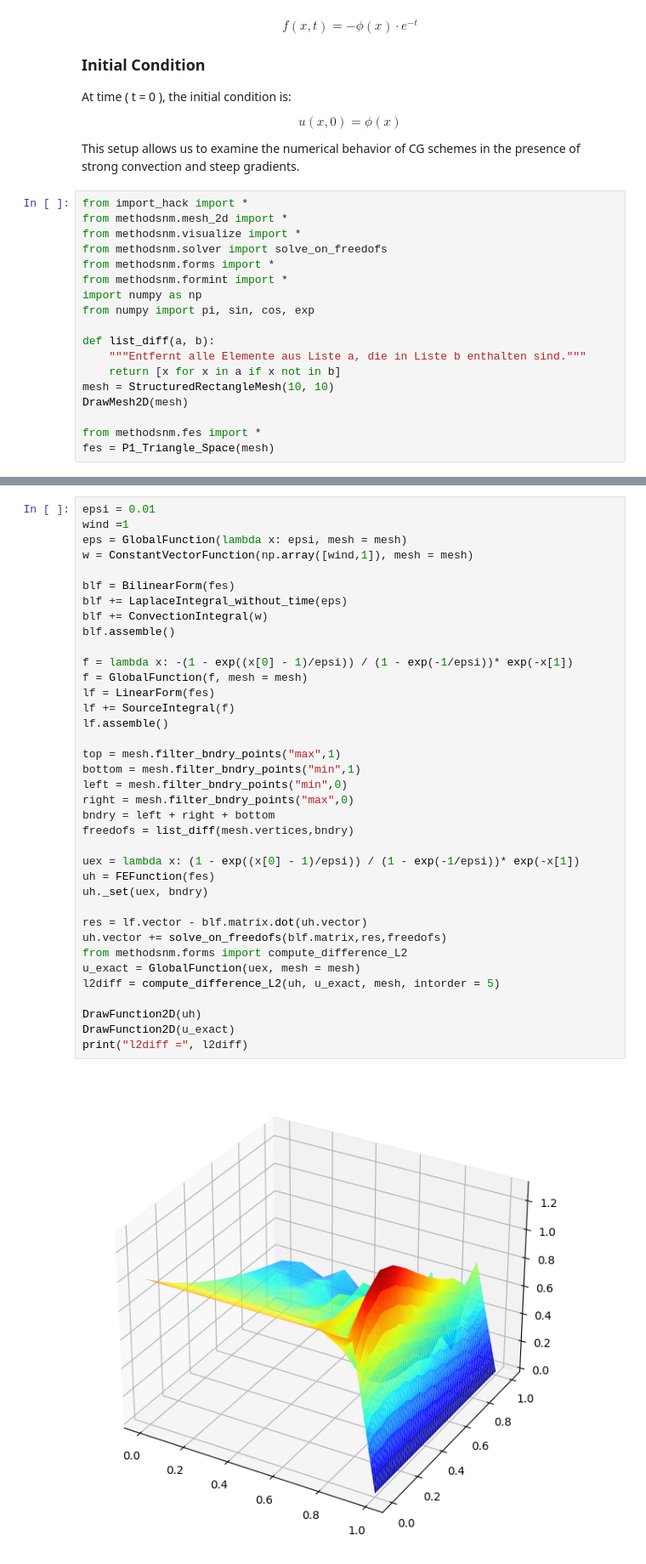
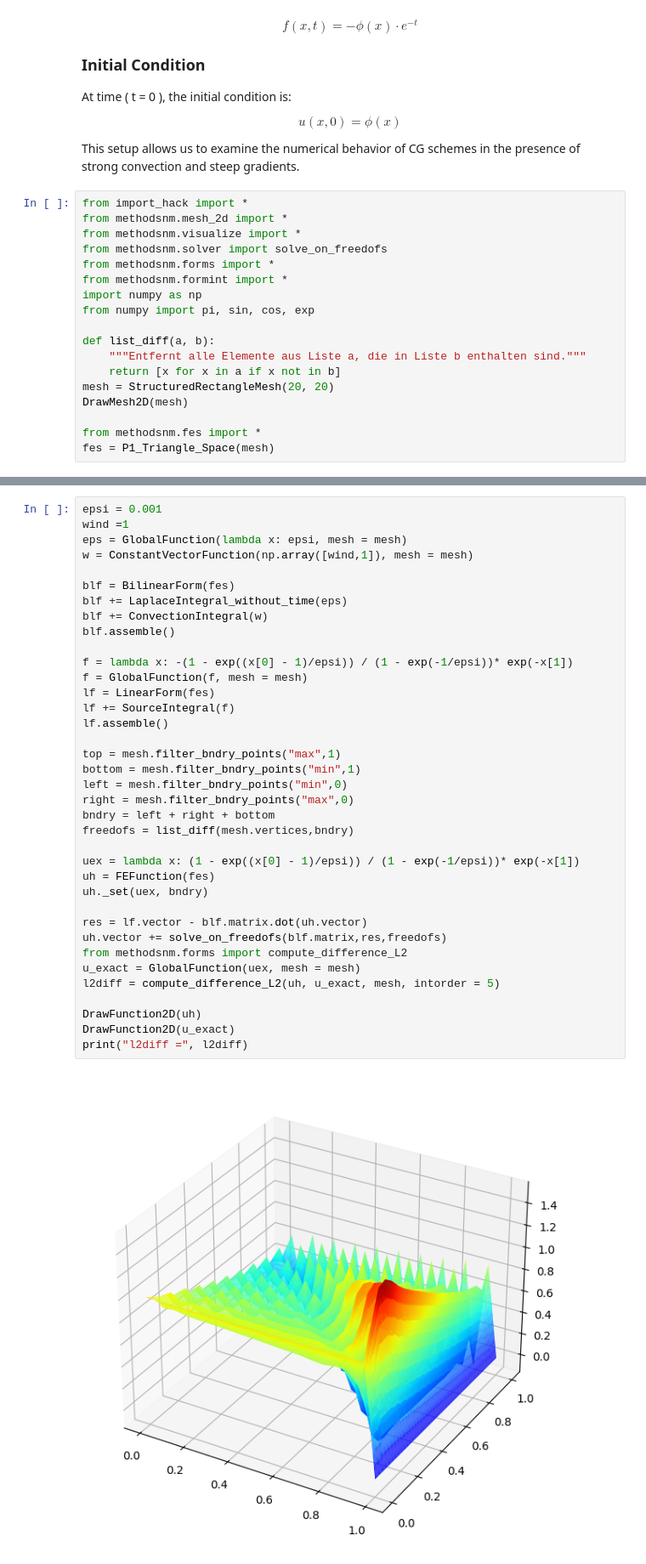
Before and after one commit to ilyagutkin/Bachelorarbeit-Rechenpraktikum-ilyagutkin, a Jupyter notebook: demos/con-dominated-problem-case_2d.ipynb, the cells around one changed output, grey strips where cells are left out. Shown at 85% size. Drawn from its saved outputs; the diff is of its cells as text.

```diff
--- a/demos/con-dominated-problem-case_2d.ipynb
+++ b/demos/con-dominated-problem-case_2d.ipynb
@@ -68,7 +68,7 @@ from numpy import pi, sin, cos, exp
 def list_diff(a, b):
     """Entfernt alle Elemente aus Liste a, die in Liste b enthalten sind."""
     return [x for x in a if x not in b]
-mesh = StructuredRectangleMesh(10, 10)
+mesh = StructuredRectangleMesh(20, 20)
 DrawMesh2D(mesh)
 
 from methodsnm.fes import *
@@ -78,5 +78,5 @@ fes = P1_Triangle_Space(mesh)
 # %%
-epsi = 0.01
+epsi = 0.001
 wind =1
 eps = GlobalFunction(lambda x: epsi, mesh = mesh)
 w = ConstantVectorFunction(np.array([wind,1]), mesh = mesh)
@@ -86,31 +86,31 @@ blf += LaplaceIntegral_without_time(eps)
 blf += ConvectionIntegral(w)
 blf.assemble()
 
 f = lambda x: -(1 - exp((x[0] - 1)/epsi)) / (1 - exp(-1/epsi))* exp(-x[1])
 f = GlobalFunction(f, mesh = mesh)
 lf = LinearForm(fes)
 lf += SourceIntegral(f)
 lf.assemble()
 
 top = mesh.filter_bndry_points("max",1)
 bottom = mesh.filter_bndry_points("min",1)
 left = mesh.filter_bndry_points("min",0)
 right = mesh.filter_bndry_points("max",0)
 bndry = left + right + bottom
 freedofs = list_diff(mesh.vertices,bndry)
 
 uex = lambda x: (1 - exp((x[0] - 1)/epsi)) / (1 - exp(-1/epsi))* exp(-x[1])
 uh = FEFunction(fes)
 uh._set(uex, bndry)
 
 res = lf.vector - blf.matrix.dot(uh.vector)
 uh.vector += solve_on_freedofs(blf.matrix,res,freedofs)
 from methodsnm.forms import compute_difference_L2
 u_exact = GlobalFunction(uex, mesh = mesh)
 l2diff = compute_difference_L2(uh, u_exact, mesh, intorder = 5)
 
 DrawFunction2D(uh)
 DrawFunction2D(u_exact)
 print("l2diff =", l2diff)
 # %% [output]
-[figure, old version]
+[figure, new version]
```
Also changed, not shown: parts of 4 cells of this notebook.
